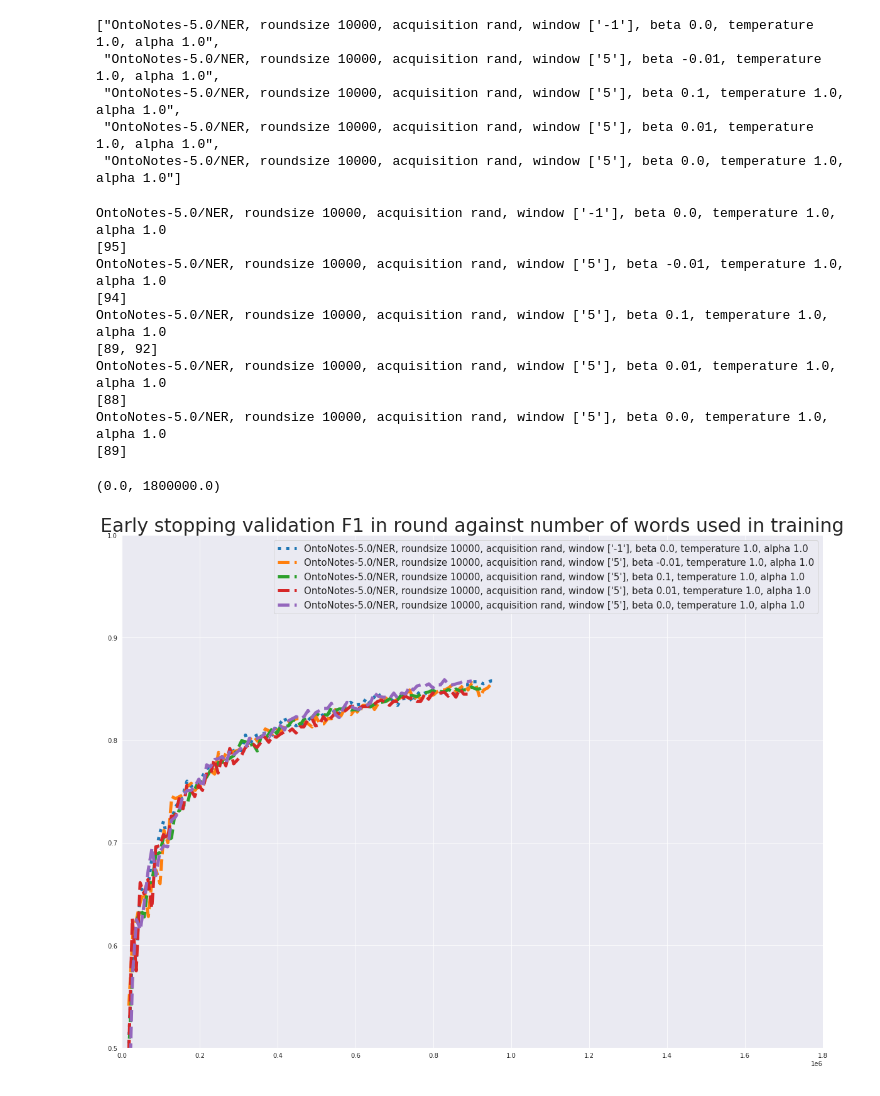
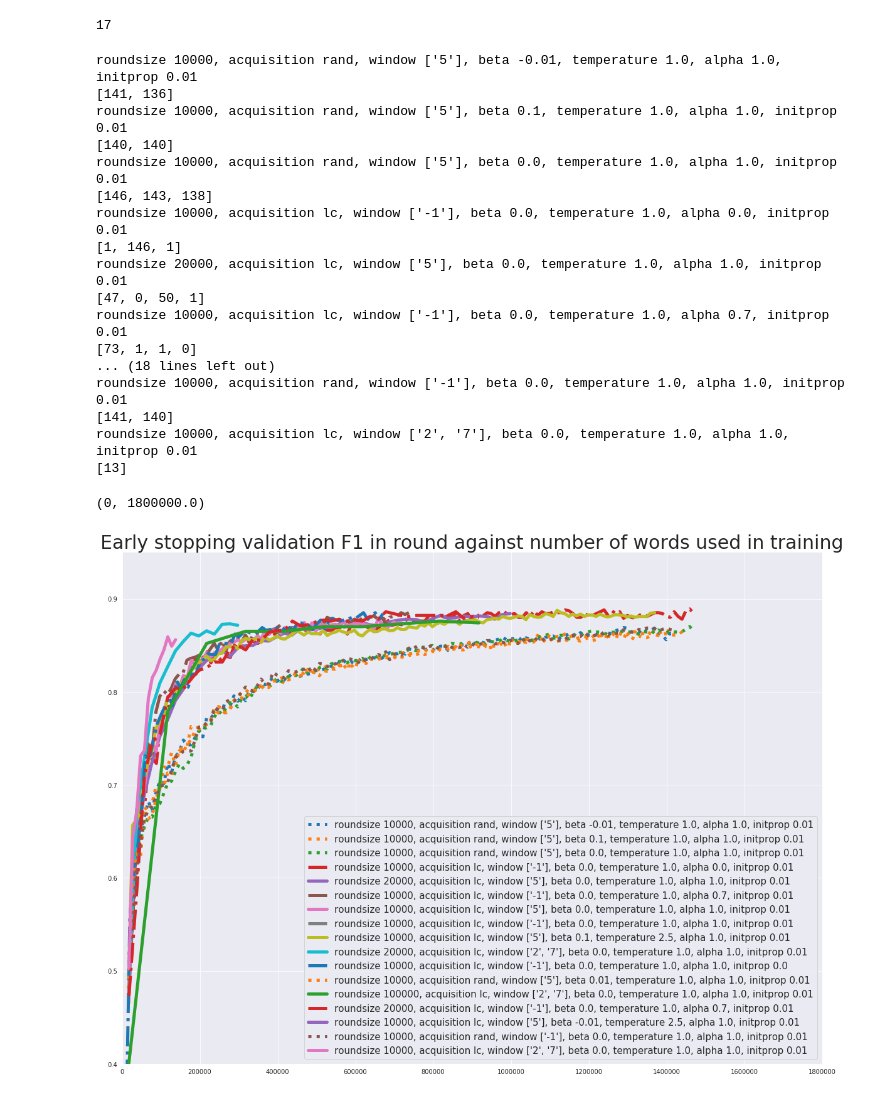
Before and after one commit to puria-radmard/AL4ST, a Jupyter notebook: results_visualiser.ipynb, the cells around one changed output. Saved outputs shown, nothing was run; the diff lists cells and outputs as text; code cells hidden in the pictures.

```diff
--- a/results_visualiser.ipynb
+++ b/results_visualiser.ipynb
@@ -75,14 +75,14 @@ def diff_size_mean(method, arrays, show = False):
     return out_array
 # %%
 acquisitions = ['rand', 'lc'] #, 'maxent']#, 'mnlp']
-dataset_hint = ["OntoNotes-5.0/NER"]
+dataset_hint = "OntoNotes-5.0/NER"
 window_hint = ['5', '-1']
 
 all_results = {}
 roots = []
 all_roots = []
 #all_roots.extend(glob(f"*/*-202*:*"))
-all_roots.extend(glob(f"*-202*:*"))
+all_roots.extend(glob(f"*--202*:*"))
 # all_roots.extend(glob(f"BASELINE_24_11_20/record-*-202*"))
 
 for root in all_roots:
@@ -94,6 +94,10 @@ for root in all_roots:
     _T = config_txt.iloc[11][0]
     _norm = config_txt.iloc[10][0]
     _roundsize = config_txt.iloc[8][0]
+    _initprop = config_txt.iloc[7][0]
+
+    if dataset_hint not in _dataset:
+        continue
 
     # verification_dict = {
     #     _dataset: dataset_hint,
@@ -103,7 +107,7 @@ for root in all_roots:
     # if not verify_root(verification_dict):
     #     continue
 
-    name = f"{_dataset.split('/data/')[-1]}, {_roundsize}, {_acquisition}, {_window_size}, {_beta}, {_T}, {_norm}"
+    name = f"{_roundsize}, {_acquisition}, {_window_size}, {_beta}, {_T}, {_norm}, {_initprop}"
     if not all_results.get(name):
         all_results[name] = {
             "roots": [root],
@@ -115,13 +119,9 @@ for root in all_roots:
         all_results[name]["roots"].append(root)
 
 
-list(all_results.keys())
+len(list(all_results.keys()))
 # %% [output]
-["OntoNotes-5.0/NER, roundsize 10000, acquisition rand, window ['-1'], beta 0.0, temperature 1.0, alpha 1.0",
- "OntoNotes-5.0/NER, roundsize 10000, acquisition rand, window ['5'], beta -0.01, temperature 1.0, alpha 1.0",
- "OntoNotes-5.0/NER, roundsize 10000, acquisition rand, window ['5'], beta 0.1, temperature 1.0, alpha 1.0",
- "OntoNotes-5.0/NER, roundsize 10000, acquisition rand, window ['5'], beta 0.01, temperature 1.0, alpha 1.0",
- "OntoNotes-5.0/NER, roundsize 10000, acquisition rand, window ['5'], beta 0.0, temperature 1.0, alpha 1.0"]
+17
 # %%
 for name, results in all_results.items():
 
@@ -173,22 +173,23 @@ for ac in all_results.keys():
     #else:
     #    continue
 
-    if ("window ['-1']" in ac or "window -1" in ac) and 'acquisition rand' in ac:
+    if "window ['-1']" and 'acquisition rand' in ac:
         ls = 'dotted'
         # ls = 'None'
         alpha = 0
-    elif ("window ['-1']" in ac or "window -1" in ac) and 'acquisition lc' in ac:
+    elif "window ['-1']" in ac and 'acquisition lc' in ac:
         ls = 'dashdot'
         # ls = 'None'
         alpha = 0
-    elif ("window ['5']" in ac or "window 5" in ac) and 'acquisition rand' in ac:
+    elif "window ['5']" in ac and 'acquisition rand' in ac:
         ls = 'dashed'
         alpha = 0
-    elif ("window ['5']" in ac or "window 5" in ac):
+    elif "window ['5']" in ac and 'acquisition lc' in ac:
         ls = 'solid'
         alpha = 0
-    else:
-        continue
+    elif "window ['2', '7']" in ac:
+        ls = 'solid'
+        alpha = 0
 
     print(ac)
 
@@ -201,46 +202,53 @@ for ac in all_results.keys():
     #     num_sentences,
     #     diff_size_mean("max", all_results[ac]["F1"]["val"]),
     #     diff_size_mean("min", all_results[ac]["F1"]["val"]),
     #     alpha=0.3
     # )
     num_words = diff_size_mean("mean", all_results[ac]["num_words"], False)
     num_sentences = diff_size_mean("mean", all_results[ac]["num_sentences"], True)
 
     axs[1].plot(
         num_words,
         diff_size_mean("mean", all_results[ac]["F1"]["val"]),
         label = ac, linewidth = 5, linestyle=ls
     )
     axs[1].fill_between(
         num_words,
         diff_size_mean("max", all_results[ac]["F1"]["val"]),
         diff_size_mean("min", all_results[ac]["F1"]["val"]),
         alpha=alpha
     )
     del alpha
     del ls
 
 
 axs[1].set_title("Early stopping validation F1 in round against number of words used in training", fontsize = 30)
 
 # axs[0].legend()
 axs[1].legend(fontsize = 15)#bbox_to_anchor=(0.7, 0), fontsize=25)
-axs[1].set_ylim(0.5, 1)
+axs[1].set_ylim(0.4, 0.95)
 axs[1].set_xlim(0, 1.8e6)
 # fig.suptitle(f"F1 scores per round for dataset {dataset_hint}")
 # %% [output]
-OntoNotes-5.0/NER, roundsize 10000, acquisition rand, window ['-1'], beta 0.0, temperature 1.0, alpha 1.0
-[95]
-OntoNotes-5.0/NER, roundsize 10000, acquisition rand, window ['5'], beta -0.01, temperature 1.0, alpha 1.0
-[94]
-OntoNotes-5.0/NER, roundsize 10000, acquisition rand, window ['5'], beta 0.1, temperature 1.0, alpha 1.0
-[89, 92]
-OntoNotes-5.0/NER, roundsize 10000, acquisition rand, window ['5'], beta 0.01, temperature 1.0, alpha 1.0
-[88]
-OntoNotes-5.0/NER, roundsize 10000, acquisition rand, window ['5'], beta 0.0, temperature 1.0, alpha 1.0
-[89]
+roundsize 10000, acquisition rand, window ['5'], beta -0.01, temperature 1.0, alpha 1.0, initprop 0.01
+[141, 136]
+roundsize 10000, acquisition rand, window ['5'], beta 0.1, temperature 1.0, alpha 1.0, initprop 0.01
+[140, 140]
+roundsize 10000, acquisition rand, window ['5'], beta 0.0, temperature 1.0, alpha 1.0, initprop 0.01
+[146, 143, 138]
+roundsize 10000, acquisition lc, window ['-1'], beta 0.0, temperature 1.0, alpha 0.0, initprop 0.01
+[1, 146, 1]
+roundsize 20000, acquisition lc, window ['5'], beta 0.0, temperature 1.0, alpha 1.0, initprop 0.01
+[47, 0, 50, 1]
+roundsize 10000, acquisition lc, window ['-1'], beta 0.0, temperature 1.0, alpha 0.7, initprop 0.01
+[73, 1, 1, 0]
+... (18 lines left out)
+roundsize 10000, acquisition rand, window ['-1'], beta 0.0, temperature 1.0, alpha 1.0, initprop 0.01
+[141, 140]
+roundsize 10000, acquisition lc, window ['2', '7'], beta 0.0, temperature 1.0, alpha 1.0, initprop 0.01
+[13]
-(0.0, 1800000.0)
+(0, 1800000.0)
-[figure, old version]
+[figure, new version]
 # %%
 def get_labelled_props_old(round_path, j):
     record_tsv = pd.read_csv(os.path.join(round_path, f"record.tsv"))
```
Also changed, not shown: parts of 1 cell of this notebook, 6 other files.
